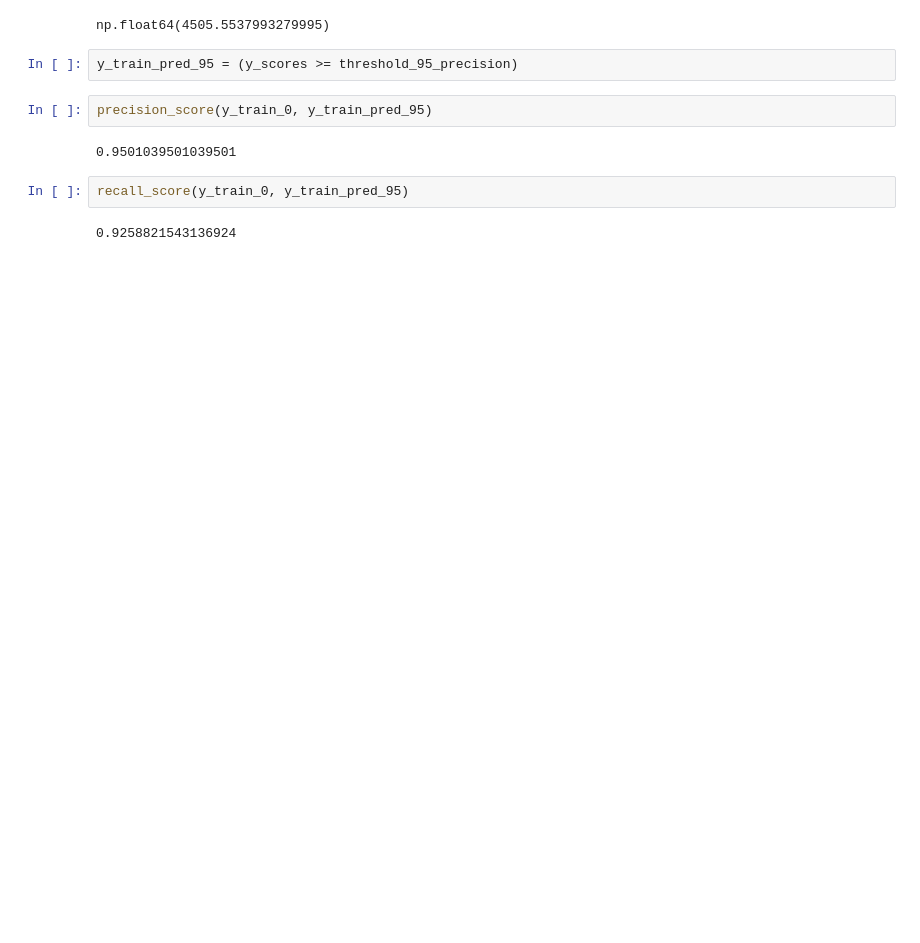
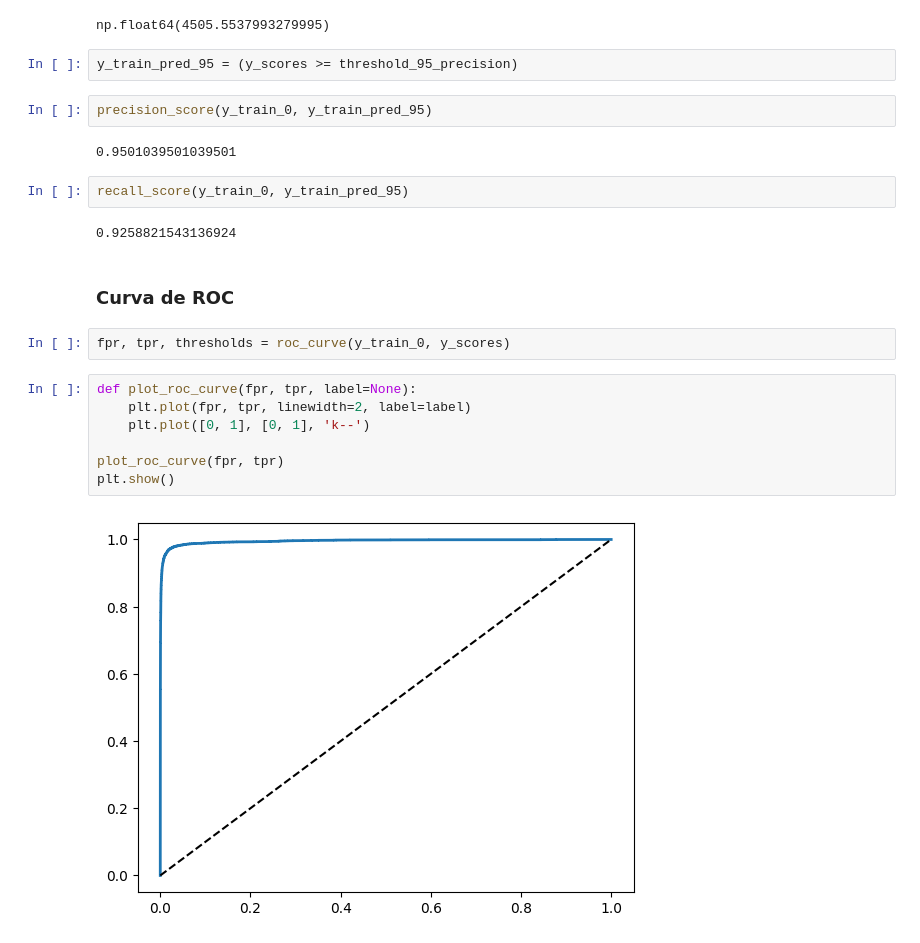
Before and after one commit to RafaelSouza-13/MNIST, a Jupyter notebook: MNIST.ipynb, the cells around one changed output. Saved outputs shown, nothing was run; the diff lists cells and outputs as text; blank space fills up the shorter version.

Commit message:
plotando a curva de roc

```diff
--- a/MNIST.ipynb
+++ b/MNIST.ipynb
@@ -235,3 +235,16 @@ precision_score(y_train_0, y_train_pred_95)
 recall_score(y_train_0, y_train_pred_95)
 # %% [output]
 0.9258821543136924
+# %% [markdown]
+### Curva de ROC
+# %%
+fpr, tpr, thresholds = roc_curve(y_train_0, y_scores)
+# %%
+def plot_roc_curve(fpr, tpr, label=None):
+    plt.plot(fpr, tpr, linewidth=2, label=label)
+    plt.plot([0, 1], [0, 1], 'k--')
+
+plot_roc_curve(fpr, tpr)
+plt.show()
+# %% [output]
+[figure, added]
```
Also changed, not shown: parts of 1 cell of this notebook.
